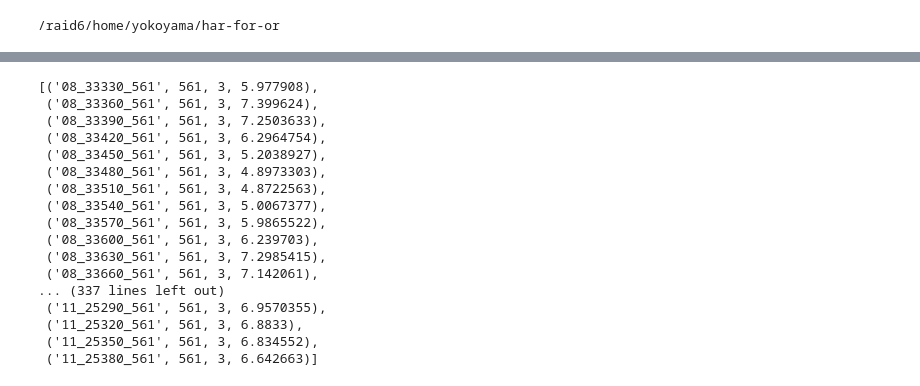
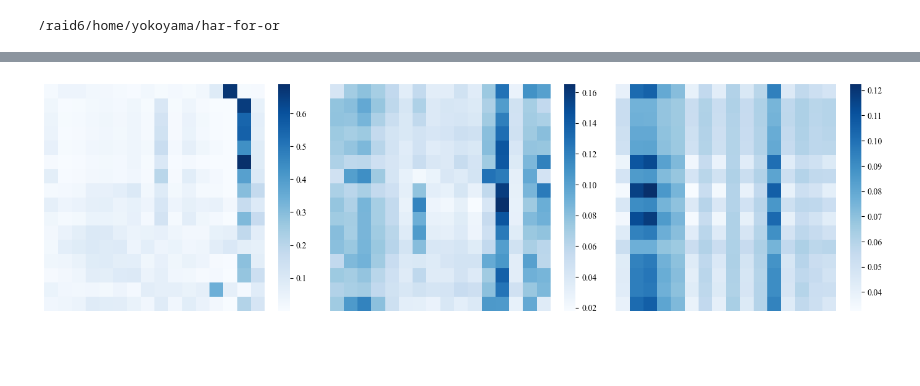
Before and after one commit to kojikojiprg/har-for-or, a Jupyter notebook: notebooks/analyse_invididual.ipynb, the cells around one changed output, grey strips where cells are left out. Saved outputs shown, nothing was run; the diff lists cells and outputs as text; code cells hidden in the pictures; blank space fills up the shorter version.

```diff
--- a/notebooks/analyse_invididual.ipynb
+++ b/notebooks/analyse_invididual.ipynb
@@ -163,14 +83,0 @@ for label in range(config.n_clusters):
-# %%
-data_dirs = glob(f"../datasets/dataset{dataset_num:02d}/train/*/") + glob(
-    f"../datasets/dataset{dataset_num:02d}/test/*/"
-)
-data_dirs = sorted(data_dirs, key=lambda x: int(os.path.basename(os.path.dirname(x))))
-results = []
-for data_dir in tqdm(data_dirs):
-    video_num = os.path.basename(os.path.dirname(data_dir))
-
-    # load preds
-    paths = glob(os.path.join(data_dir, f"pred_{model_type}", "*"))
-    for path in paths:
-        with open(path, "rb") as f:
-            results.append(pickle.load(f))
@@ -211,20 +84,28 @@ for label in range(config.n_clusters):
-# %%
-[data for data in mse_zq[3] if data[1] == 561]
-# %% [output]
-[('08_33330_561', 561, 3, 5.977908),
- ('08_33360_561', 561, 3, 7.399624),
- ('08_33390_561', 561, 3, 7.2503633),
- ('08_33420_561', 561, 3, 6.2964754),
- ('08_33450_561', 561, 3, 5.2038927),
- ('08_33480_561', 561, 3, 4.8973303),
- ('08_33510_561', 561, 3, 4.8722563),
- ('08_33540_561', 561, 3, 5.0067377),
- ('08_33570_561', 561, 3, 5.9865522),
- ('08_33600_561', 561, 3, 6.239703),
- ('08_33630_561', 561, 3, 7.2985415),
- ('08_33660_561', 561, 3, 7.142061),
-... (337 lines left out)
- ('11_25290_561', 561, 3, 6.9570355),
- ('11_25320_561', 561, 3, 6.8833),
- ('11_25350_561', 561, 3, 6.834552),
- ('11_25380_561', 561, 3, 6.642663)]
+# %%
+n_frame = 49500
+_id = 657
+target_key = f"{test_video_num:02d}_{n_frame}_{_id}"
+result = results[target_key]
+# %%
+def attention_heatmap_clustering(result, n_layers):
+    fig = plt.figure(figsize=(14, 4))
+    axs = fig.subplots(1, n_layers)
+    attn_w = result["attn_w_cls"]
+    for i in range(n_layers):
+        sns.heatmap(
+            attn_w[i],
+            annot=False,
+            cmap="Blues",
+            ax=axs[i],
+            cbar=True,
+            xticklabels=False,
+            yticklabels=False,
+        )
+
+    fig.tight_layout()
+    plt.show()
+
+
+attention_heatmap_clustering(result, config.nlayers)
+# %% [output]
+[figure, added]
```
Also changed, not shown: parts of 15 cells of this notebook, 9 other files.
